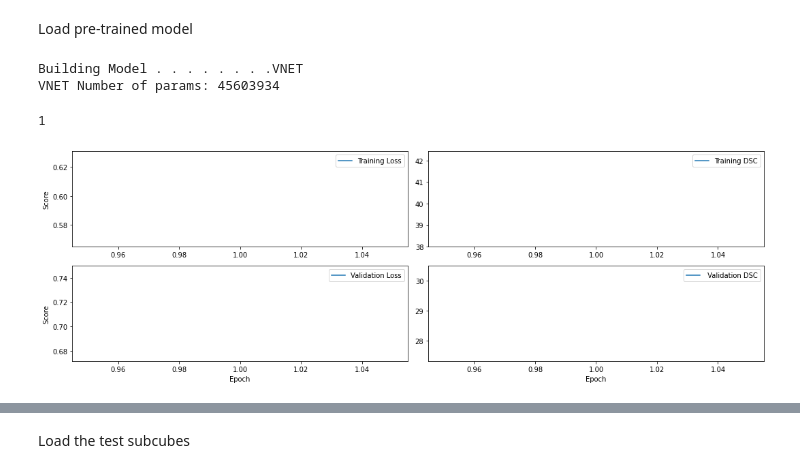
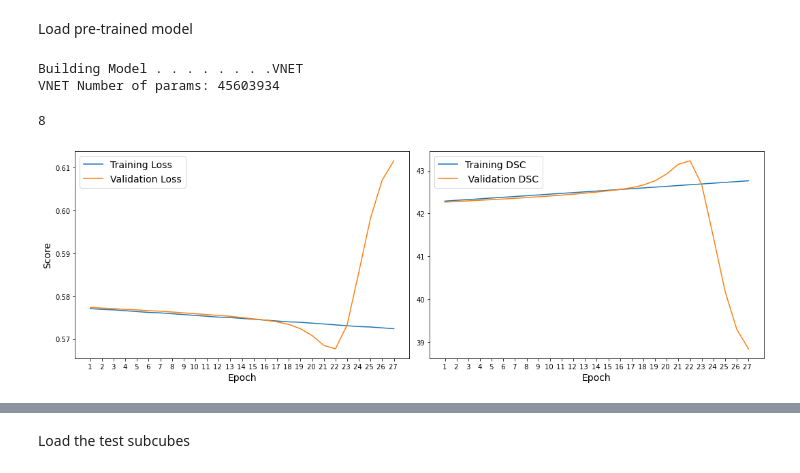
Before and after one commit to Jbarkai/HISourceFinder, a Jupyter notebook: notebooks/Inference.ipynb, the cells around one changed output, grey strips where cells are left out. Drawn from its saved outputs; the diff is of its cells as text; code cells hidden in the pictures.

```diff
--- a/notebooks/Inference.ipynb
+++ b/notebooks/Inference.ipynb
@@ -40,10 +86,10 @@ overlaps = [15, 20, 20]
 params = {'batch_size': batch_size,
           'shuffle': True,
           'num_workers': 2}
-k = 1
+k = 0
 model_name = model
 date_str = ""
-save = ('../saved_models/fold_' + str(k) + '_checkpoints/' + model_name + '_', dataset_name + "_" + date_str)[0]
+save = '../saved_models_12052021_183655_/fold_' + str(k) + '_checkpoints/'
 # %% [markdown]
 Load pre-trained model
 # %%
@@ -58,40 +104,35 @@ class argsclass:
         self.pretrained = pretrained
         self.dataset_name = 'hi_source'
         self.save = './inference_checkpoints/' + self.model + '_checkpoints/' + self.model + '_' + self.dataset_name
-args = argsclass('VNET', 'adam', 1e-2, 1, 2, "../saved_models/fold_4_checkpoints/VNET_/VNET__BEST.pth")
+args = argsclass('VNET', 'adam', 1e-2, 1, 2, "../saved_models_12052021_165424_/fold_" + str(k) + "_checkpoints/VNET_/VNET__BEST.pth")
 model, optimizer = create_model(args)
 criterion = DiceLoss(classes=args.classes)
 model.restore_checkpoint(args.pretrained)
 # %% [output]
 Building Model . . . . . . . .VNET
 VNET Number of params: 45603934
-1
+8
 # %%
-train_df = pd.read_csv("../saved_models/fold_%s_checkpoints/VNET_/train.csv"%k, header=None, sep=" ", names=["skip", "epoch", "loss", "dsc"])
-val_df = pd.read_csv("../saved_models/fold_%s_checkpoints/VNET_/val.csv"%k, header=None, sep=" ", names=["skip", "epoch", "loss", "dsc"])
+train_df = pd.read_csv("../saved_models_12052021_183655_/fold_%s_checkpoints/VNET_/train.csv"%k, header=None, sep=":", names=["skip", "epoch", "loss", "dsc"])
+val_df = pd.read_csv("../saved_models_12052021_183655_/fold_%s_checkpoints/VNET_/val.csv"%k, header=None, sep=":", names=["skip", "epoch", "loss", "dsc"])
+train_df["epoch"] = train_df["epoch"].str.split("Loss", expand=True)[0]
+val_df["epoch"] = val_df["epoch"].str.split("Loss", expand=True)[0]
+train_df["loss"] = train_df["loss"].str.split(" ", expand=True)[0]
+val_df["loss"] = val_df["loss"].str.split(" ", expand=True)[0]
-# %%
-val_df["loss"] = val_df.loss.str.split(":", expand=True)[1]
-train_df["loss"] = train_df.loss.str.split(":", expand=True)[1]
-val_df["dsc"] = val_df.dsc.str.split(":", expand=True)[1]
-train_df["dsc"] = train_df.dsc.str.split(":", expand=True)[1]
-train_df = train_df[['epoch', 'loss', 'dsc']]
-val_df = val_df[['epoch', 'loss', 'dsc']]
 # %%
-fig, axes = plt.subplots(2, 2, figsize = (15, 5))
+fig, axes = plt.subplots(1, 2, figsize = (15, 5))
 
-axes[0][0].plot(train_df.epoch, train_df.loss.astype(float), label="Training Loss")
-axes[0][1].plot(train_df.epoch, train_df.dsc.astype(float), label="Training DSC")
-axes[1][0].plot(val_df.epoch, val_df.loss.astype(float), label="Validation Loss")
-axes[1][1].plot(val_df.epoch, val_df.dsc.astype(float), label=" Validation DSC")
+axes[0].plot(train_df.epoch, train_df.loss.astype(float), label="Training Loss")
+axes[0].plot(val_df.epoch, val_df.loss.astype(float), label="Validation Loss")
+axes[1].plot(train_df.epoch, train_df.dsc.astype(float), label="Training DSC")
+axes[1].plot(val_df.epoch, val_df.dsc.astype(float), label=" Validation DSC")
 
-axes[1][0].set_xlabel("Epoch")
-axes[1][1].set_xlabel("Epoch")
-axes[0][0].set_ylabel("Score")
-axes[1][0].set_ylabel("Score")
-axes[0][0].legend()
-axes[1][0].legend()
-axes[1][1].legend()
-axes[0][1].legend()
+axes[0].set_xlabel("Epoch", fontsize=14)
+axes[1].set_xlabel("Epoch", fontsize=14)
+axes[0].set_ylabel("Score", fontsize=14)
+# axes[1].set_ylabel("Score")
+axes[0].legend(fontsize=14)
+axes[1].legend(fontsize=14)
 fig.tight_layout()
 # %% [output]
-[figure, old version]
+[figure, new version]
```
Also changed, not shown: parts of 26 cells of this notebook, 8 other files.
